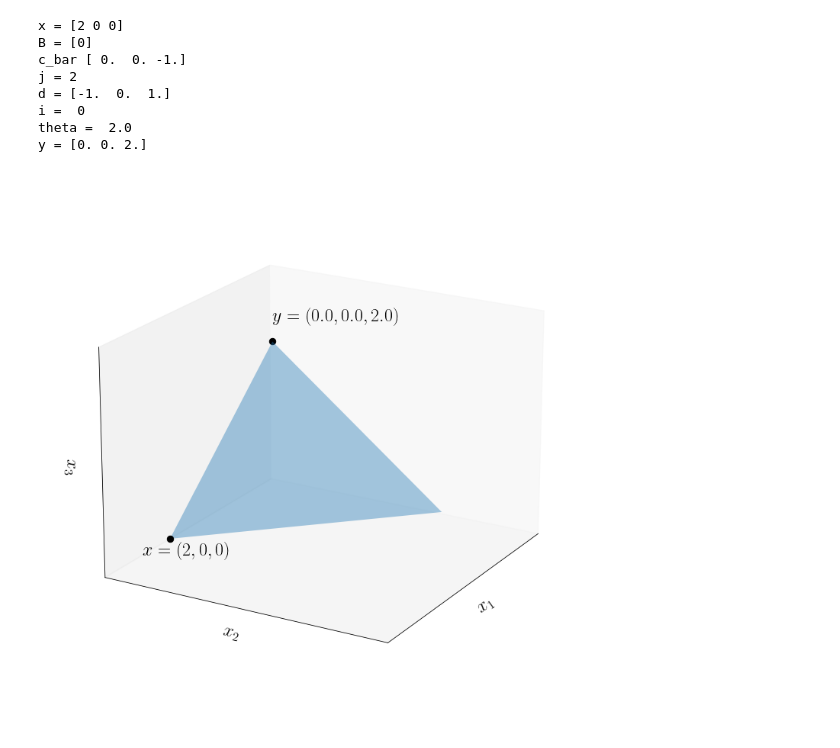
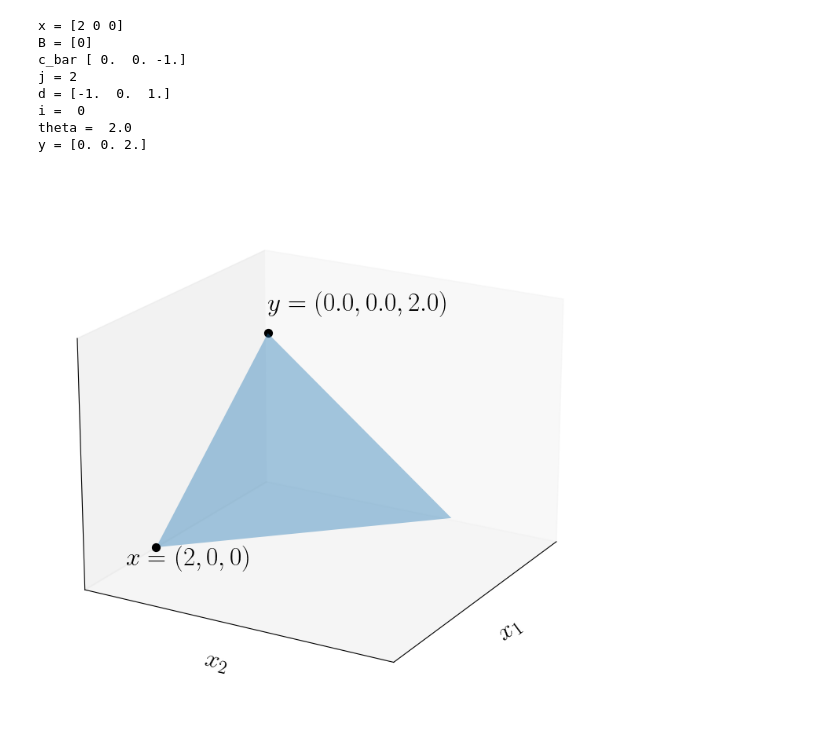
Before and after one commit to ORF522/companion, a Jupyter notebook: lectures/04_lecture/simplexiteration.ipynb, the cells around one changed output. Drawn from its saved outputs; the diff is of its cells as text; code cells hidden in the pictures.

Commit message:
fix matplotlib plotting in new version

```diff
--- a/lectures/04_lecture/simplexiteration.ipynb
+++ b/lectures/04_lecture/simplexiteration.ipynb
@@ -93,36 +93,34 @@ theta =  2.0
 y = [0. 0. 2.]
 # %%
 # Plot
-fig = plt.figure(figsize=(10, 10))
-ax = Axes3D(fig)
+ax = plt.figure(figsize=(12, 9)).add_subplot(projection='3d')
 ax.set_xlim([0,3])
 ax.set_xlabel(r"$x_1$")
 ax.set_xticks([])
 ax.set_ylim([0,3])
 ax.set_ylabel(r"$x_2$")
 ax.set_yticks([])
 ax.set_zlim([0,3])
 ax.set_zlabel(r"$x_3$")
 ax.set_zticks([])
 
 
 # Plot feasible region
 vertices = np.array([[2, 0, 0],
                      [0, 2, 0],
                      [0, 0, 2]])
 poly = Poly3DCollection([vertices])
 poly.set_alpha(0.4)
 ax.add_collection3d(poly)
 ax.view_init(20, 30)
-ax.dist = 11
 
 
 # Plot x and x_next
-ax.scatter(x[0], x[1], x[2], marker='o', s=70, color='k', facecolors='k')
+ax.scatter(x[0], x[1], x[2], marker='o', s=50, color='k', facecolors='k')
 ax.text(2.5, 0, 0, r"$x = ({0}, {1}, {2})$".format(x[0], x[1], x[2]), color='k')
 
-ax.scatter(y[0], y[1], y[2], marker='o', s=70, color='k', facecolors='k')
+ax.scatter(y[0], y[1], y[2], marker='o', s=50, color='k', facecolors='k')
 ax.text(0, 0, 2.3, r"$y = ({0}, {1}, {2})$".format(y[0], y[1], y[2]), color='k')
 plt.savefig("simplex_iter_plot.pdf")
 # %% [output]
-[figure, old version]
+[figure, new version]
```
Also changed, not shown: 1 other file.
